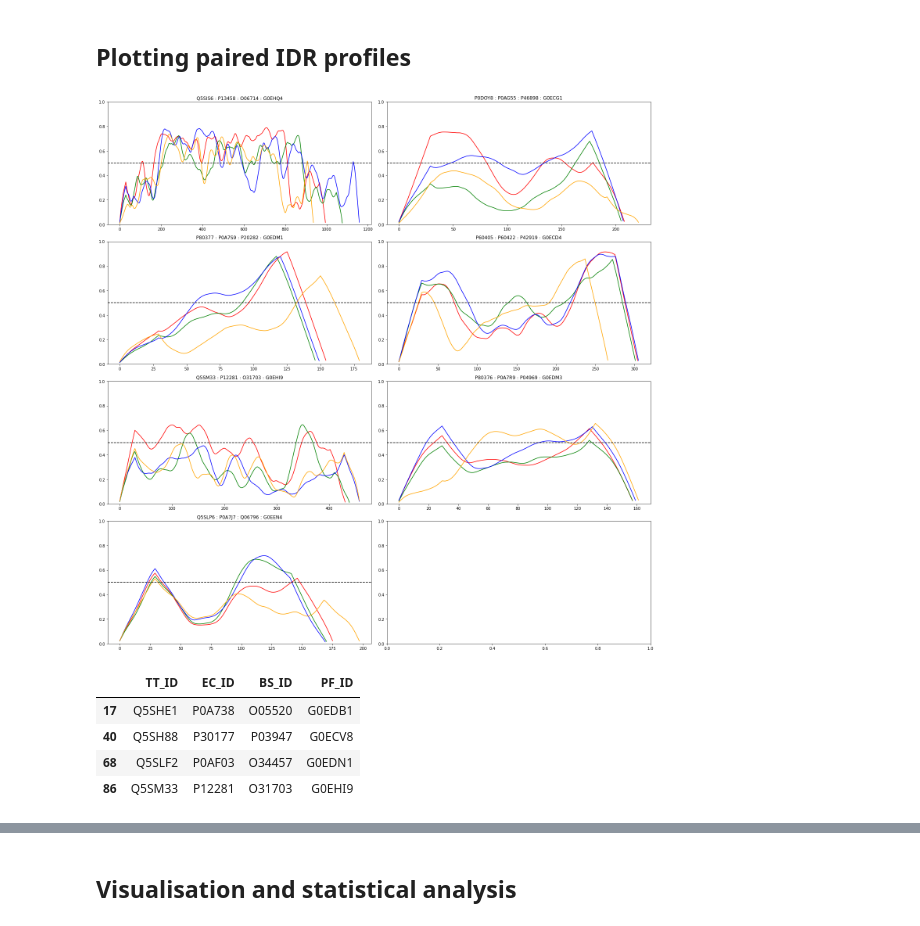
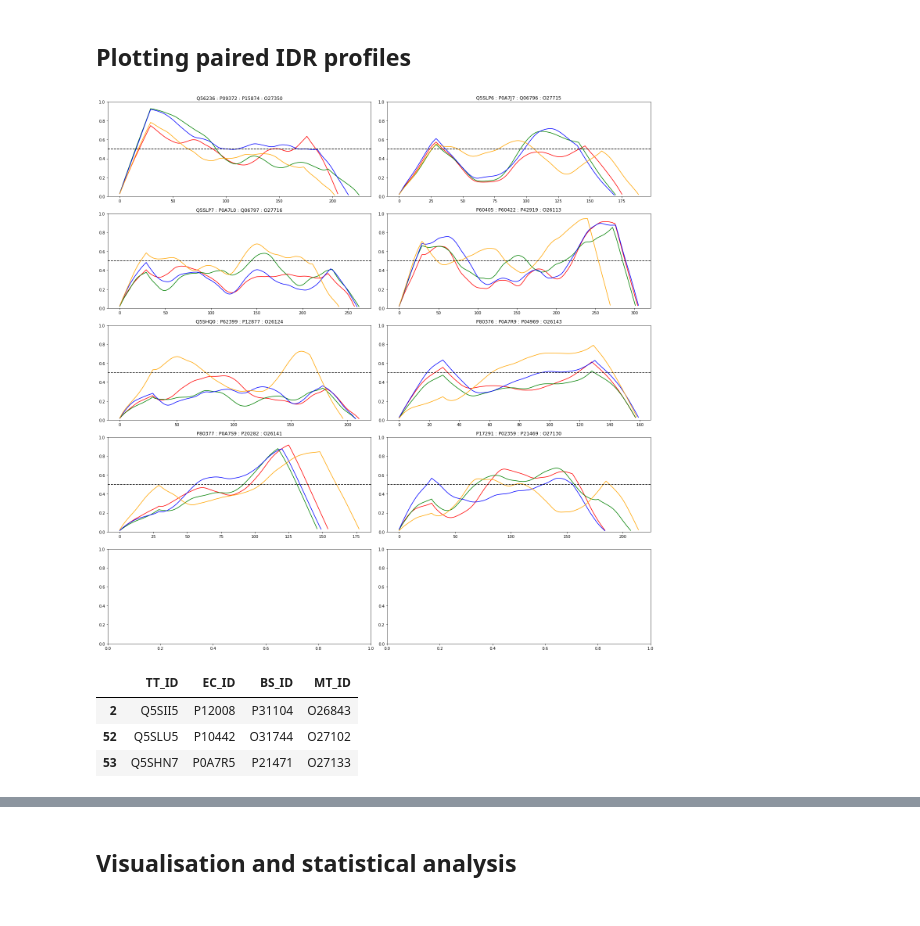
Before and after one commit to alibekk93/IDP_analysis, a Jupyter notebook: IDP_analysis.ipynb, the cells around one changed output, grey strips where cells are left out. Drawn from its saved outputs; the diff is of its cells as text; code cells hidden in the pictures.

```diff
--- a/IDP_analysis.ipynb
+++ b/IDP_analysis.ipynb
@@ -991,8 +912,0 @@ files.download('MT_disorder_iupred.pkl')
-# %%
-MT_disorder_pondr = []
-
-for i in tqdm(range(2885)):
-  try:
-    MT_disorder_pondr.append(get_pondr_calculations(MT_proteome.ID.iloc[i], MT_proteome.Sequence.iloc[i]))
-  except:
-    MT_disorder_pondr.append(np.nan)
@@ -1099,24 +1005,24 @@ TT_BS_OMA.drop('OMA_group', axis='columns', inplace=True)
 TT_BS_OMA.reset_index(inplace=True, drop=True)
 # %%
 # load the raw dataframe
-TT_PF_OMA = pd.read_csv('/content/IDP_analysis/datafiles/omabrowser_TT_PF.tsv', sep='\t', header=None)
-TT_PF_OMA.columns = ['TT', 'PF', 'type', 'OMA_group']
+TT_MT_OMA = pd.read_csv('/content/IDP_analysis/datafiles/omabrowser_TT_MT.tsv', sep='\t', header=None)
+TT_MT_OMA.columns = ['TT', 'MT', 'type', 'OMA_group']
 
 # remove extra symbols
-TT_PF_OMA.TT = TT_PF_OMA.TT.str.replace('_THET8', '')
-TT_PF_OMA.PF = TT_PF_OMA.PF.str.replace('_PYRF1', '')
+TT_MT_OMA.TT = TT_MT_OMA.TT.str.replace('_THET8', '')
+TT_MT_OMA.PF = TT_MT_OMA.MT.str.replace('_METTH', '')
 
 # keep only 1:1 type
-TT_PF_OMA = TT_PF_OMA[TT_PF_OMA['type'] == '1:1']
+TT_MT_OMA = TT_MT_OMA[TT_MT_OMA['type'] == '1:1']
 
 # drop OMA_group column
-TT_PF_OMA.drop('OMA_group', axis='columns', inplace=True)
+TT_MT_OMA.drop('OMA_group', axis='columns', inplace=True)
 
 # reset index
-TT_PF_OMA.reset_index(inplace=True, drop=True)
+TT_MT_OMA.reset_index(inplace=True, drop=True)
 # %% [markdown]
 We can now combine these dataframes with inner merge to only get orthologs which are present in all proteomes
 # %%
 TT_EC_BS_OMA = pd.merge(left=TT_EC_OMA, right=TT_BS_OMA, on='TT', how='inner')
-TT_EC_BS_PF_OMA = pd.merge(left=TT_EC_BS_OMA, right=TT_PF_OMA, on='TT', how='inner')
-TT_EC_BS_PF_OMA = TT_EC_BS_PF_OMA[['TT', 'EC', 'BS', 'PF']]
+TT_EC_BS_MT_OMA = pd.merge(left=TT_EC_BS_OMA, right=TT_MT_OMA, on='TT', how='inner')
+TT_EC_BS_MT_OMA = TT_EC_BS_MT_OMA[['TT', 'EC', 'BS', 'MT']]
@@ -1143,10 +1049,10 @@ Now we can use the OmaBrowser pairs for 1:1 comparison between all species' prot
 EC_proteome_merge = EC_proteome.add_prefix('EC_')
 TT_proteome_merge = TT_proteome.add_prefix('TT_')
 BS_proteome_merge = BS_proteome.add_prefix('BS_')
-PF_proteome_merge = PF_proteome.add_prefix('PF_')
+MT_proteome_merge = MT_proteome.add_prefix('MT_')
 
 # first merge: EC_proteome_merge + TT_EC_BS_PF_OMA
-IDP_pairs = pd.merge(left=EC_proteome_merge, right=TT_EC_BS_PF_OMA, left_on='EC_ID', right_on='EC', how='inner')
+IDP_pairs = pd.merge(left=EC_proteome_merge, right=TT_EC_BS_MT_OMA, left_on='EC_ID', right_on='EC', how='inner')
 
 # remove the extra EC column
 IDP_pairs.drop(['EC'], axis='columns', inplace=True)
@@ -1163,11 +1069,11 @@ IDP_pairs = pd.merge(left=BS_proteome_merge, right=IDP_pairs, left_on='BS_ID', r
 # remove the extra BS column
 IDP_pairs.drop(['BS'], axis='columns', inplace=True)
 
-# fourth merge: add PF_proteome data
-IDP_pairs = pd.merge(left=PF_proteome_merge, right=IDP_pairs, left_on='PF_ID', right_on='PF', how='inner')
+# fourth merge: add MT_proteome data
+IDP_pairs = pd.merge(left=MT_proteome_merge, right=IDP_pairs, left_on='MT_ID', right_on='MT', how='inner')
 
-# remove the extra PF column
-IDP_pairs.drop(['PF'], axis='columns', inplace=True)
+# remove the extra MT column
+IDP_pairs.drop(['MT'], axis='columns', inplace=True)
 # %%
 IDP_pairs.head(3)
 # %% [output]
@@ -1179,36 +1085,34 @@ IDP_pairs.head(3)
 # %% [markdown]
 ## Plotting paired IDR profiles
 # %%
-pairs_long = IDP_pairs.query("TT_disorder_binary_mean>=0.5 or EC_disorder_binary_mean>=0.5 or BS_disorder_binary_mean>=0.5 or PF_disorder_binary_mean>=0.5")
+pairs_long = IDP_pairs.query("TT_disorder_binary_mean>=0.5 or EC_disorder_binary_mean>=0.5 or BS_disorder_binary_mean>=0.5 or MT_disorder_binary_mean>=0.5")
 
 n_pairs = len(pairs_long)
 
 conv = 30
 
 fig, axs = plt.subplots(nrows=(n_pairs//2)+1, ncols=2, figsize=(20,20))
 for i, ax in enumerate(fig.axes):
   if i < n_pairs:
     title = pairs_long.TT_ID.iloc[i] + ' : ' + pairs_long.EC_ID.iloc[i] + ' : '\
-          + pairs_long.BS_ID.iloc[i] + ' : ' + pairs_long.PF_ID.iloc[i]
+          + pairs_long.BS_ID.iloc[i] + ' : ' + pairs_long.MT_ID.iloc[i]
     ax.set_title(title)
     ax.set_ylim(0, 1)
     ax.plot(np.convolve(pairs_long.TT_disorder_combined.iloc[i], np.ones(conv)/conv), c='red')
     ax.plot(np.convolve(pairs_long.EC_disorder_combined.iloc[i], np.ones(conv)/conv), c='green')
     ax.plot(np.convolve(pairs_long.BS_disorder_combined.iloc[i], np.ones(conv)/conv), c='blue')
-    ax.plot(np.convolve(pairs_long.PF_disorder_combined.iloc[i], np.ones(conv)/conv), c='orange')
+    ax.plot(np.convolve(pairs_long.MT_disorder_combined.iloc[i], np.ones(conv)/conv), c='orange')
     ax.axhline(0.5, ls='--', c='black')
 
 plt.tight_layout()
 # %% [output]
-[figure, old version]
+[figure, new version]
 # %%
-# IDP_pairs.query("TT_disorder_binary_mean>=0.5 or EC_disorder_binary_mean>=0.5 or BS_disorder_binary_mean>=0.5 or PF_disorder_binary_mean>=0.5")[['TT_ID', 'EC_ID', 'BS_ID', 'PF_ID']]
-IDP_pairs.query("TT_disorder_binary_mean>=0.4 and EC_disorder_binary_mean<0.4 and BS_disorder_binary_mean<0.4 and PF_disorder_binary_mean<0.4")[['TT_ID', 'EC_ID', 'BS_ID', 'PF_ID']]
+IDP_pairs.query("TT_disorder_binary_mean>=0.3 and MT_disorder_binary_mean>=0.3 and EC_disorder_binary_mean<0.4 and BS_disorder_binary_mean<0.4")[['TT_ID', 'EC_ID', 'BS_ID', 'MT_ID']]
 # %% [output]
-|  | TT_ID | EC_ID | BS_ID | PF_ID |
-| 17 | Q5SHE1 | P0A738 | O05520 | G0EDB1 |
-| 40 | Q5SH88 | P30177 | P03947 | G0ECV8 |
-| 68 | Q5SLF2 | P0AF03 | O34457 | G0EDN1 |
-| 86 | Q5SM33 | P12281 | O31703 | G0EHI9 |
+|  | TT_ID | EC_ID | BS_ID | MT_ID |
+| 2 | Q5SII5 | P12008 | P31104 | O26843 |
+| 52 | Q5SLU5 | P10442 | O31744 | O27102 |
+| 53 | Q5SHN7 | P0A7R5 | P21471 | O27133 |
 # %%
 # for n in tqdm(IDP_pairs.query('TT_disorder_binary_mean>=0.5 or EC_disorder_binary_mean>=0.5 or BS_disorder_binary_mean>=0.5 or PF_disorder_binary_mean>=0.5')[['TT_ID', 'EC_ID', 'BS_ID', 'PF_ID']].values):
```
Also changed, not shown: parts of 21 cells of this notebook.
